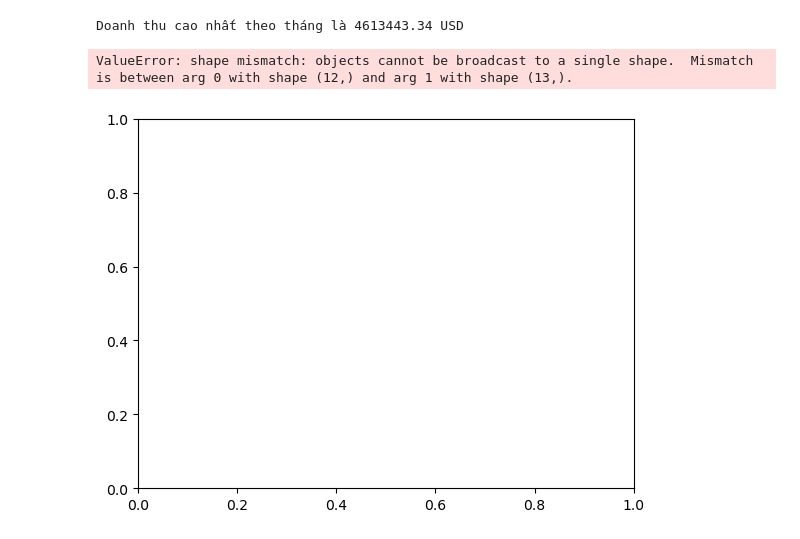
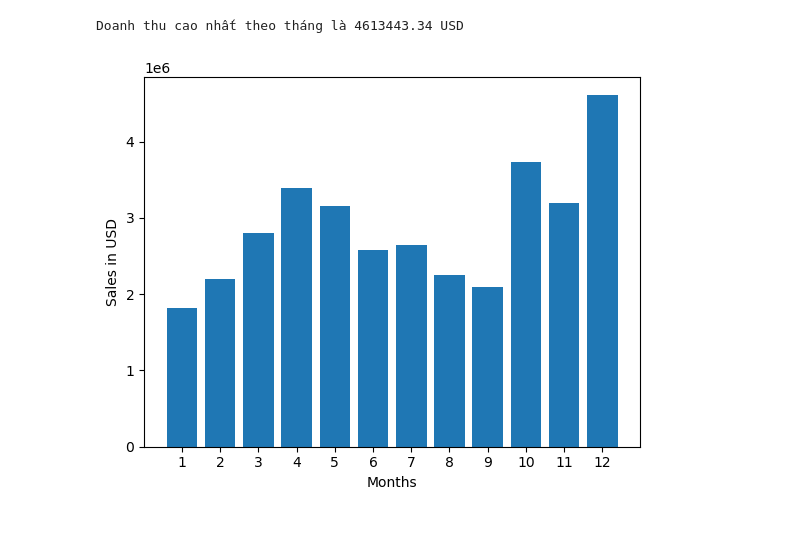
Before and after one commit to vuduchoainam/Sale_RP, a Jupyter notebook: sale.ipynb, the cells around one changed output. Cells and saved outputs as stored; diff of their text form; code cells hidden in the pictures.

```diff
--- a/sale.ipynb
+++ b/sale.ipynb
@@ -215,11 +215,10 @@ Doanh thu cao nhất theo tháng là 4613443.34 USD
 # %%
 #sử dụng matplotlib để vẽ biểu đồ
 months = range(1, 13)
-plt.bar(x=months, height=sale_value)
+plt.bar(x=months, height=sale_value[:-1])  # Loại bỏ phần tử cuối cùng của sale_value
 plt.xticks(months)
 plt.xlabel('Months')
 plt.ylabel('Sales in USD')
 plt.show()
 # %% [output]
-ValueError: shape mismatch: objects cannot be broadcast to a single shape.  Mismatch is between arg 0 with shape (12,) and arg 1 with shape (13,).
-[figure, old version]
+[figure, new version]
```
Also changed, not shown: parts of 2 cells of this notebook.
